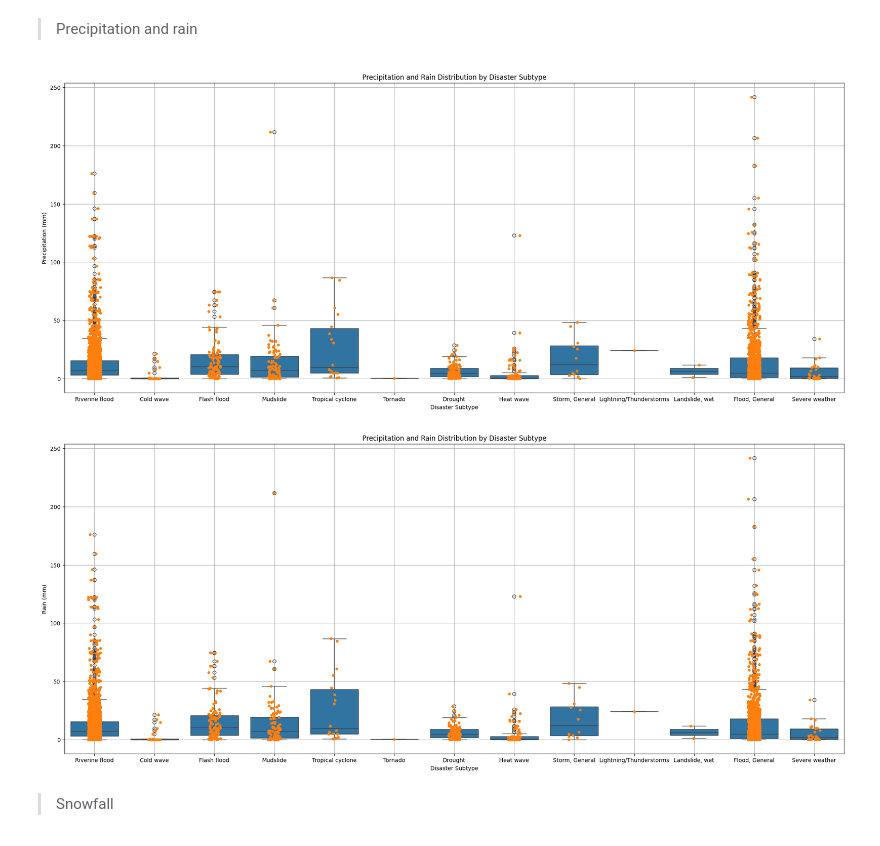
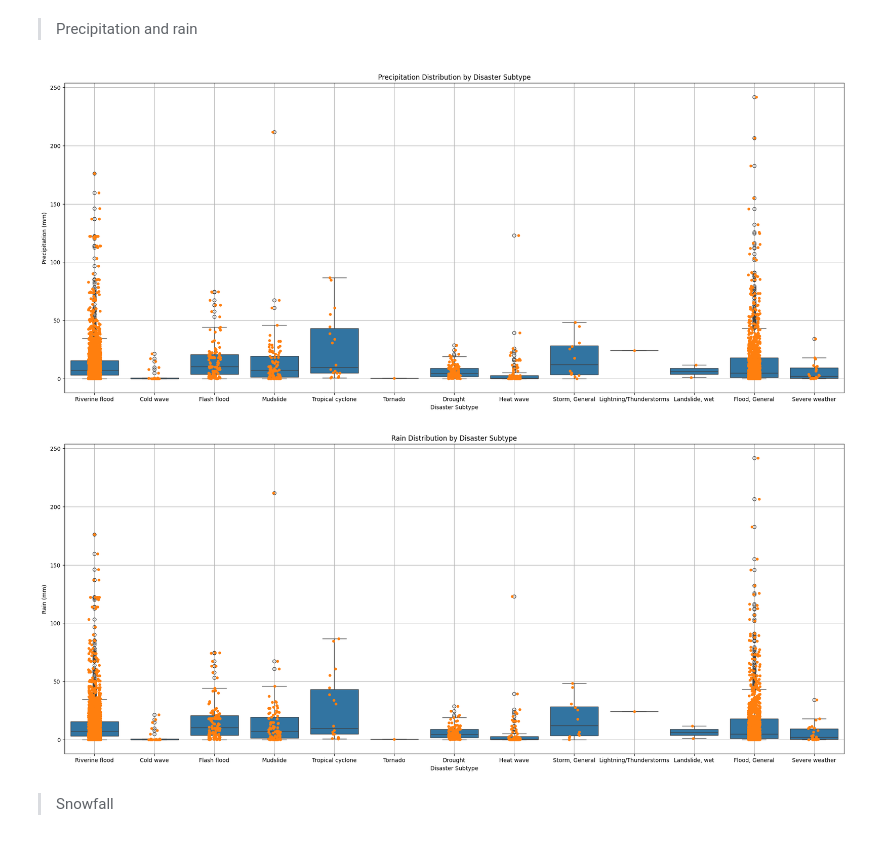
Before and after one commit to nando-cezar/pandora, a Jupyter notebook: pandora_analytics.ipynb, the cells around one changed output. Drawn from its saved outputs; the diff is of its cells as text; code cells hidden in the pictures.

```diff
--- a/pandora_analytics.ipynb
+++ b/pandora_analytics.ipynb
@@ -464,24 +504,24 @@ generate_bsplot(
 # %%
 generate_bsplot(
     dataFrame=df_gen,
     xv="disaster_subtype",
     yv="precipitation_sum",
     xlabel="Disaster Subtype",
     ylabel="Precipitation (mm)",
-    title="Precipitation and Rain Distribution by Disaster Subtype"
+    title="Precipitation Distribution by Disaster Subtype"
     )
 
 generate_bsplot(
     dataFrame=df_gen,
     xv="disaster_subtype",
     yv="rain_sum",
     xlabel="Disaster Subtype",
     ylabel="Rain (mm)",
-    title="Precipitation and Rain Distribution by Disaster Subtype"
+    title="Rain Distribution by Disaster Subtype"
     )
 # %% [output]
-[figure, old version]
+[figure, new version]
-[figure, old version]
+[figure, new version]
 # %% [markdown]
 > Snowfall
 # %%
```
Also changed, not shown: parts of 16 cells of this notebook.
